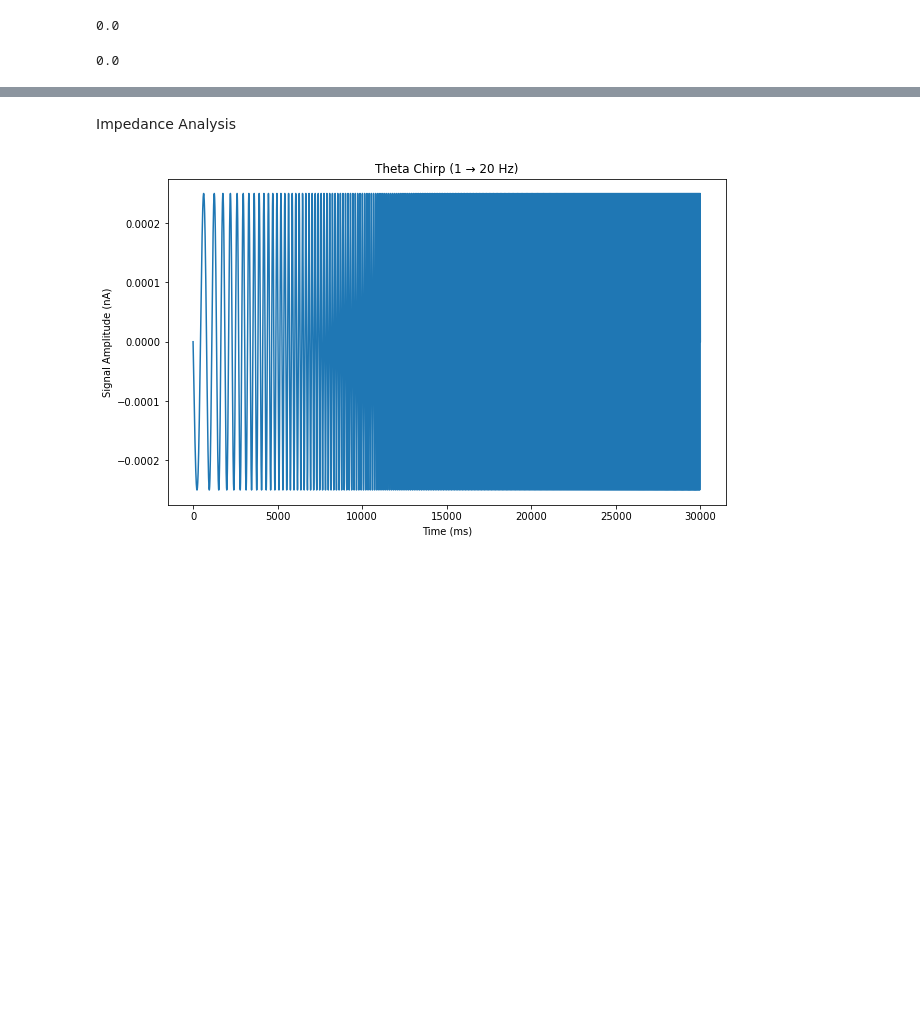
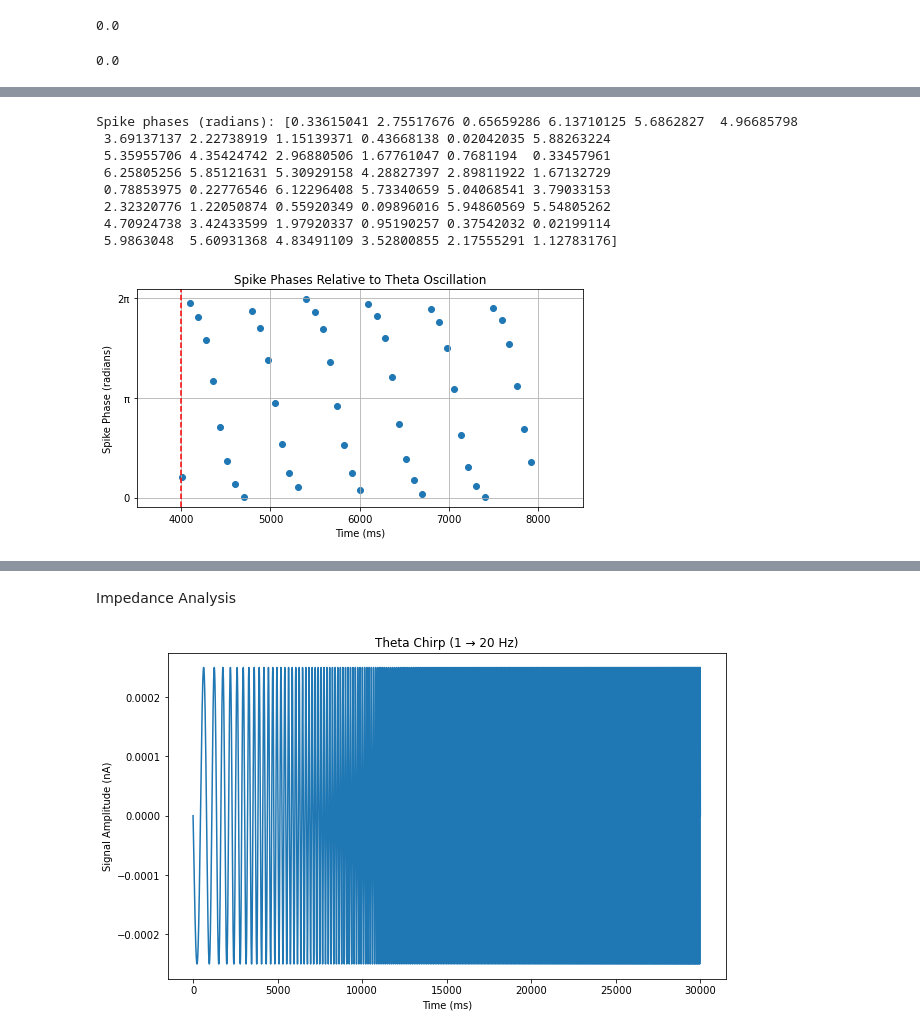
Before and after one commit to tiny-infinity/GridCellsTheta, a Jupyter notebook: single_stell.ipynb, the cells around one changed output, grey strips where cells are left out. Saved outputs shown, nothing was run; the diff lists cells and outputs as text; code cells hidden in the pictures; blank space fills up the shorter version.

Commit message:
phase prec

```diff
--- a/single_stell.ipynb
+++ b/single_stell.ipynb
@@ -100,3 +120,28 @@ Interspike intervals (ms): [ 143.75  2356.85    35.575   39.      39.475   39.27
+# %%
+#spikes to phases
+phases = (np.array(spike_times_array) * theta_freq * 2 * np.pi / 1000) % (2 * np.pi)
+print("Spike phases (radians):", phases)
+
+plt.figure(figsize=(8, 4))
+plt.scatter(spike_times_array, phases, color='C0')
+plt.xlabel("Time (ms)")
+plt.ylabel("Spike Phase (radians)")
+plt.title("Spike Phases Relative to Theta Oscillation")
+plt.yticks([0, np.pi, 2 * np.pi], ['0', 'π', '2π'])
+plt.xlim(3500, time_dur+500)
+plt.axvline(x=half*h.dt, color='r', linestyle='--', label='Disinhibition')
+plt.grid()
+plt.show()
+# %% [output]
+Spike phases (radians): [0.33615041 2.75517676 0.65659286 6.13710125 5.6862827  4.96685798
+ 3.69137137 2.22738919 1.15139371 0.43668138 0.02042035 5.88263224
+ 5.35955706 4.35424742 2.96880506 1.67761047 0.7681194  0.33457961
+ 6.25805256 5.85121631 5.30929158 4.28827397 2.89811922 1.67132729
+ 0.78853975 0.22776546 6.12296408 5.73340659 5.04068541 3.79033153
+ 2.32320776 1.22050874 0.55920349 0.09896016 5.94860569 5.54805262
+ 4.70924738 3.42433599 1.97920337 0.95190257 0.37542032 0.02199114
+ 5.9863048  5.60931368 4.83491109 3.52800855 2.17555291 1.12783176]
+[figure, added]
 # %%
 import analysis_utils as a_utils
 print(len(stell_v.to_python()))
```
Also changed, not shown: parts of 5 cells of this notebook.
